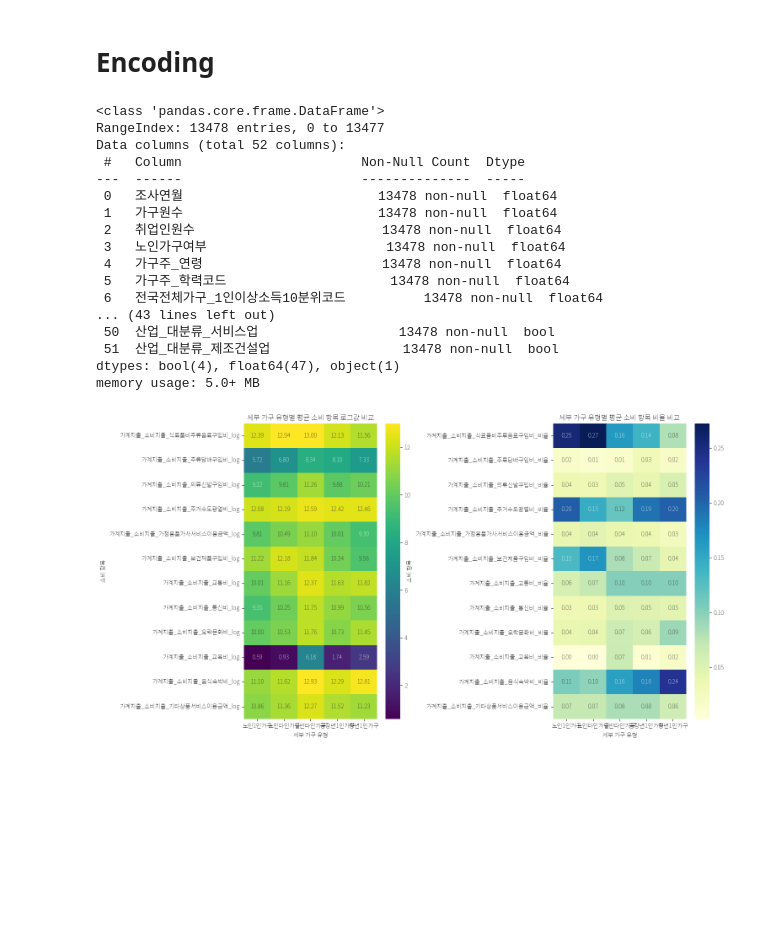
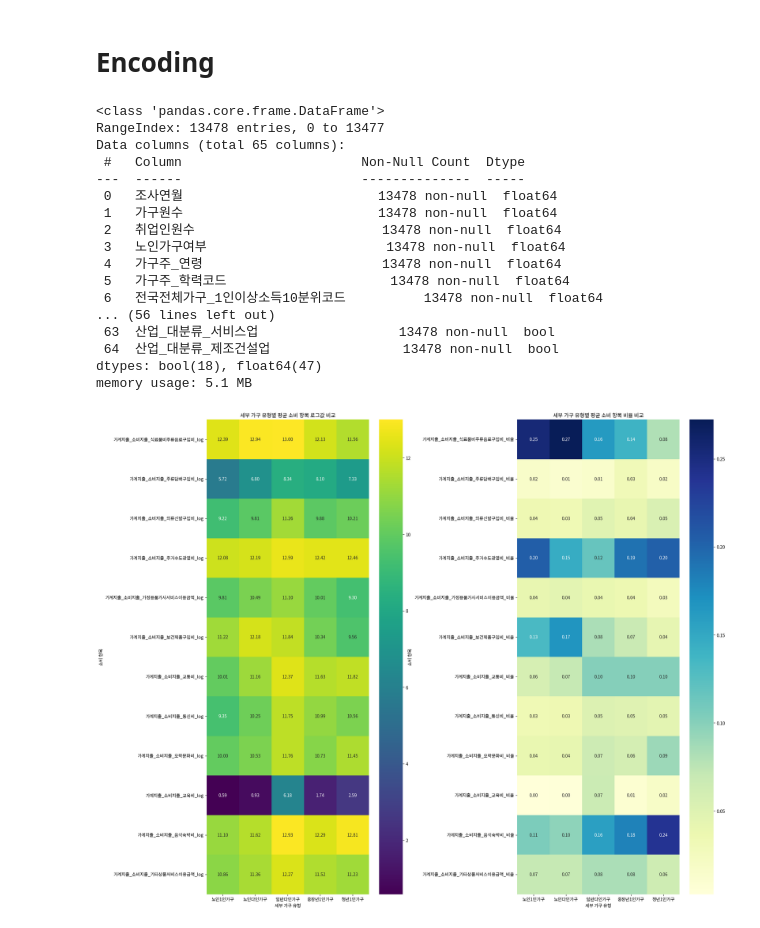
Before and after one commit to turtle-jaewoo/DS_TermProject, a Jupyter notebook: DS_TermProject.ipynb, the cells around one changed output. Saved outputs shown, nothing was run; the diff lists cells and outputs as text; code cells hidden in the pictures; blank space fills up the shorter version.

```diff
--- a/DS_TermProject.ipynb
+++ b/DS_TermProject.ipynb
@@ -599,20 +647,20 @@ df_test['입주형태_명칭'] = df_test['입주형태코드'].map(map_house_gro
 categorical_features = [
     '가구구분_명칭',
     '가구주_취업상태',
-    '거처구분_명칭',
+    '거주구분_명칭',
     '입주형태_명칭',
     '산업_대분류'  # ← 앞서 그룹화한 것
 ]
 
 # df_full에 해당 column들이 모두 존재하는지 확인
-col_named = [col for col in categorical_features if col in df_test.columns]
+col_named = [col for col in categorical_features if col in df_full.columns]
 
 if not col_named:
     print("Error: There isn't columns in df_Full")
 else:
     # pd.get_dummies를 사용하여 원핫인코딩 (drop_first=True로 다중공선성 방지)
     # 생성되는 컬럼명은 자동으로 "원본컬럼명_카테고리명칭" 형태가 됨
-    encoded_df = pd.get_dummies(df_test[col_named],
+    encoded_df = pd.get_dummies(df_full[col_named],
                                 drop_first = True)
     # 기존 df_full에서 매핑에 사용된 컬럼들 제거
     origin_col = [
@@ -624,17 +672,17 @@ else:
     ] + col_named
 
     # df_full에 실제로 있는 column만 drop 리스트에 포함
-    final_col_to_drop = [col for col in origin_col if col in df_test.columns]
+    final_col_to_drop = [col for col in origin_col if col in df_full.columns]
 
-    df_full_numerical = df_test.drop(columns = final_col_to_drop)
+    df_full_numerical = df_full.drop(columns = final_col_to_drop)
     df_full_final_encoded = pd.concat([df_full_numerical, encoded_df], axis = 1)
-    df_test = df_full_final_encoded.copy()
+    df_full = df_full_final_encoded.copy()
 
-    df_test.info()
+    df_full.info()
 # %% [output]
 <class 'pandas.core.frame.DataFrame'>
 RangeIndex: 13478 entries, 0 to 13477
-Data columns (total 52 columns):
+Data columns (total 65 columns):
  #   Column                       Non-Null Count  Dtype
 ---  ------                       --------------  -----
  0   조사연월                         13478 non-null  float64
@@ -644,11 +692,11 @@ Data columns (total 52 columns):
  4   가구주_연령                       13478 non-null  float64
  5   가구주_학력코드                     13478 non-null  float64
  6   전국전체가구_1인이상소득10분위코드          13478 non-null  float64
-... (43 lines left out)
- 50  산업_대분류_서비스업                  13478 non-null  bool
- 51  산업_대분류_제조건설업                 13478 non-null  bool
-dtypes: bool(4), float64(47), object(1)
-memory usage: 5.0+ MB
+... (56 lines left out)
+ 63  산업_대분류_서비스업                  13478 non-null  bool
+ 64  산업_대분류_제조건설업                 13478 non-null  bool
+dtypes: bool(18), float64(47)
+memory usage: 5.1 MB
 # %%
 def get_detailed_household_type_eda(row):
     members = row['가구원수']
@@ -667,35 +715,35 @@ def get_detailed_household_type_eda(row):
     elif members > 1:
         if is_senior_household:
             return '노인다인가구'
         else:
             return '일반다인가구'
     return '기타가구유형'
 
 df_full['세부가구유형'] = df_full.apply(get_detailed_household_type_eda, axis=1)
 
 analysis_cols_log = [f"{col}_log" for col in item_columns]
 analysis_cols_ratio = [f"{col}_비율" for col in item_columns]
 
 group_means_log = df_full.groupby('세부가구유형')[analysis_cols_log].mean()
 group_means_ratio = df_full.groupby('세부가구유형')[analysis_cols_ratio].mean()
 
 # 히트맵으로 시각화
-fig, axes = plt.subplots(1, 2, figsize = (15, 8))
+fig, axes = plt.subplots(1, 2, figsize = (20, 16))
 
 sns.heatmap(group_means_log.T, annot = True, fmt = ".2f", cmap = "viridis", ax = axes[0])
 axes[0].set_title("세부 가구 유형별 평균 소비 항목 로그값 비교")
 axes[0].set_ylabel("소비 항목")
 axes[0].set_xlabel("세부 가구 유형")
 
 sns.heatmap(group_means_ratio.T, annot = True, fmt = ".2f", cmap = "YlGnBu", ax = axes[1])
 axes[1].set_title("세부 가구 유형별 평균 소비 항목 비율 비교")
 axes[1].set_ylabel("소비 항목")
 axes[1].set_xlabel("세부 가구 유형")
 
 plt.tight_layout()
 plt.show()
 # %% [output]
-[figure, old version]
+[figure, new version]
 # %%
 columns_to_drop = ['기구주_10차산업분류코드', '조사연월']
 
```
Also changed, not shown: parts of 10 cells of this notebook.
